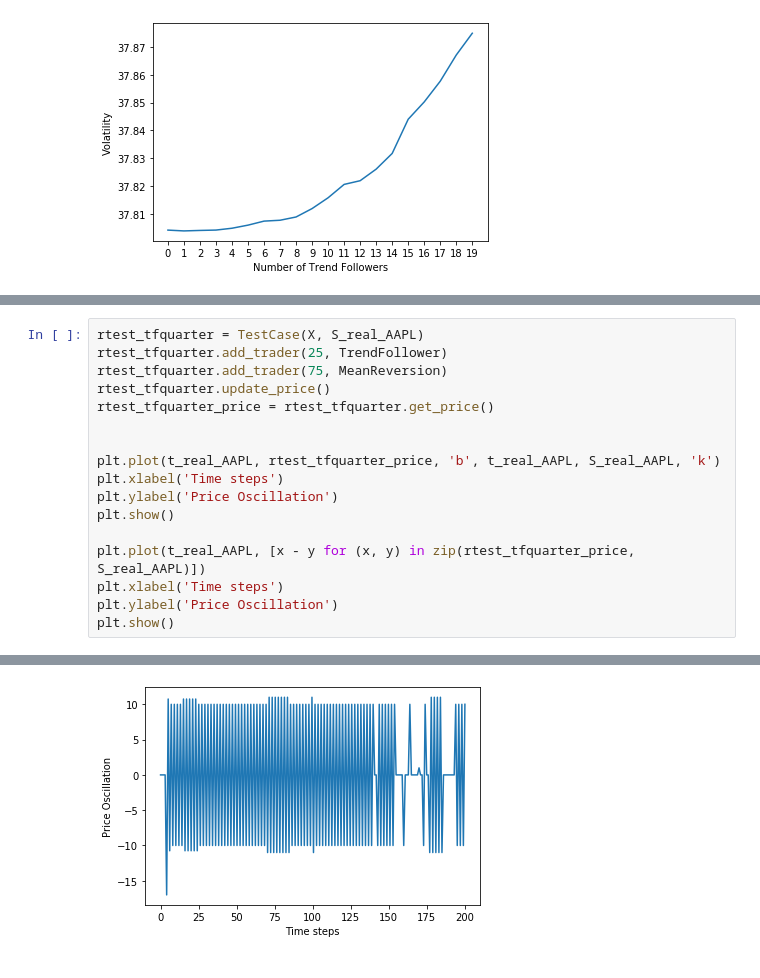
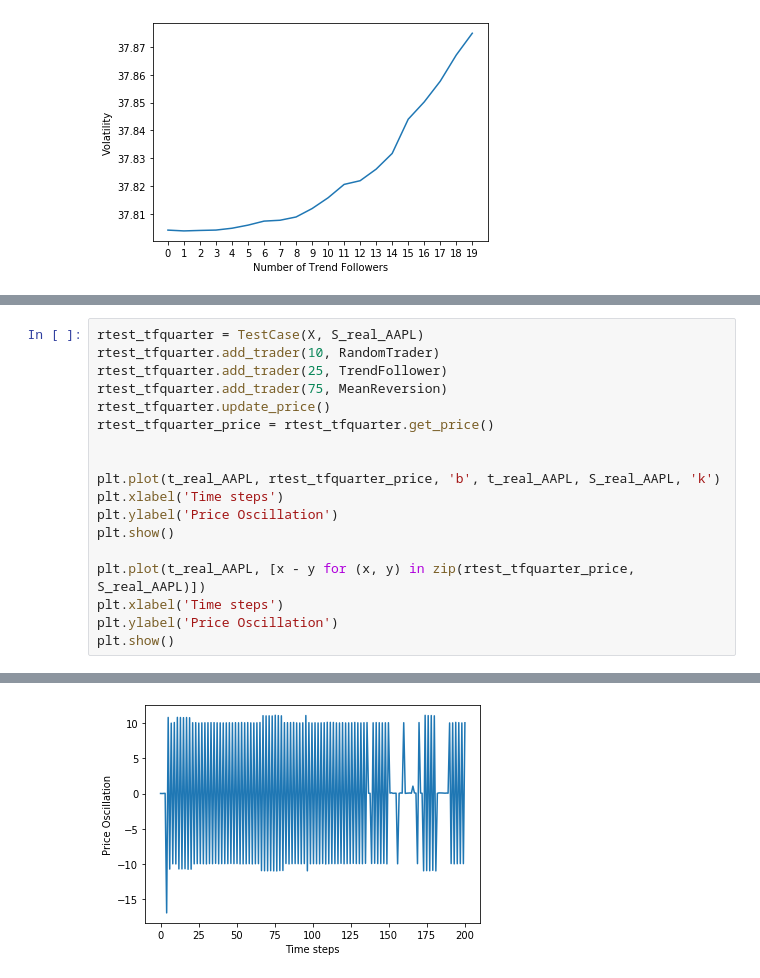
Before and after one commit to khanhnguyen15/Market-Simulation, a Jupyter notebook: Simulations/Simulation-Testings.ipynb, the cells around one changed output, grey strips where cells are left out. Drawn from its saved outputs; the diff is of its cells as text.

```diff
--- a/Simulations/Simulation-Testings.ipynb
+++ b/Simulations/Simulation-Testings.ipynb
@@ -489,5 +627,6 @@ plt.show()
 # %%
 rtest_tfquarter = TestCase(X, S_real_AAPL)
+rtest_tfquarter.add_trader(10, RandomTrader)
 rtest_tfquarter.add_trader(25, TrendFollower)
 rtest_tfquarter.add_trader(75, MeanReversion)
 rtest_tfquarter.update_price()
@@ -508,3 +647,3 @@ plt.show()
-[figure, old version]
+[figure, new version]
 # %%
 rtest_mrquarter = TestCase(X, S_real_AAPL)
```
Also changed, not shown: parts of 26 cells of this notebook, 3 other files.
